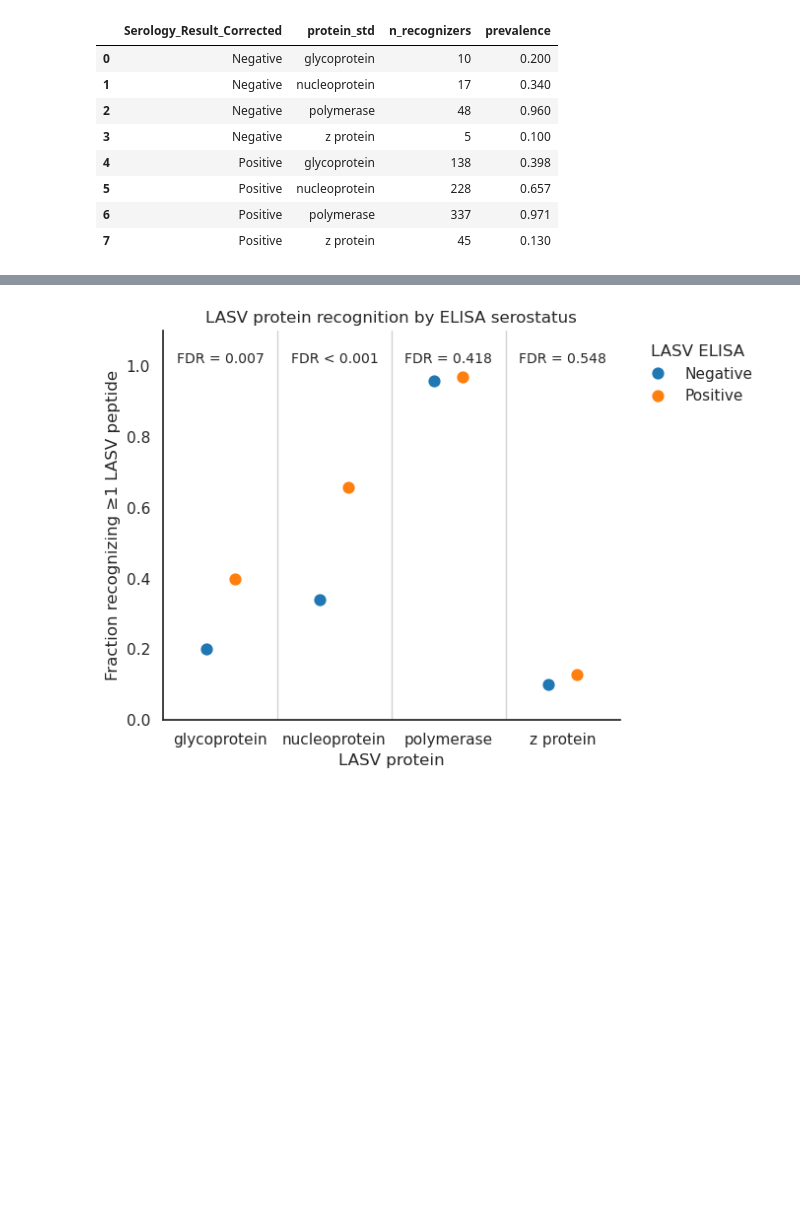
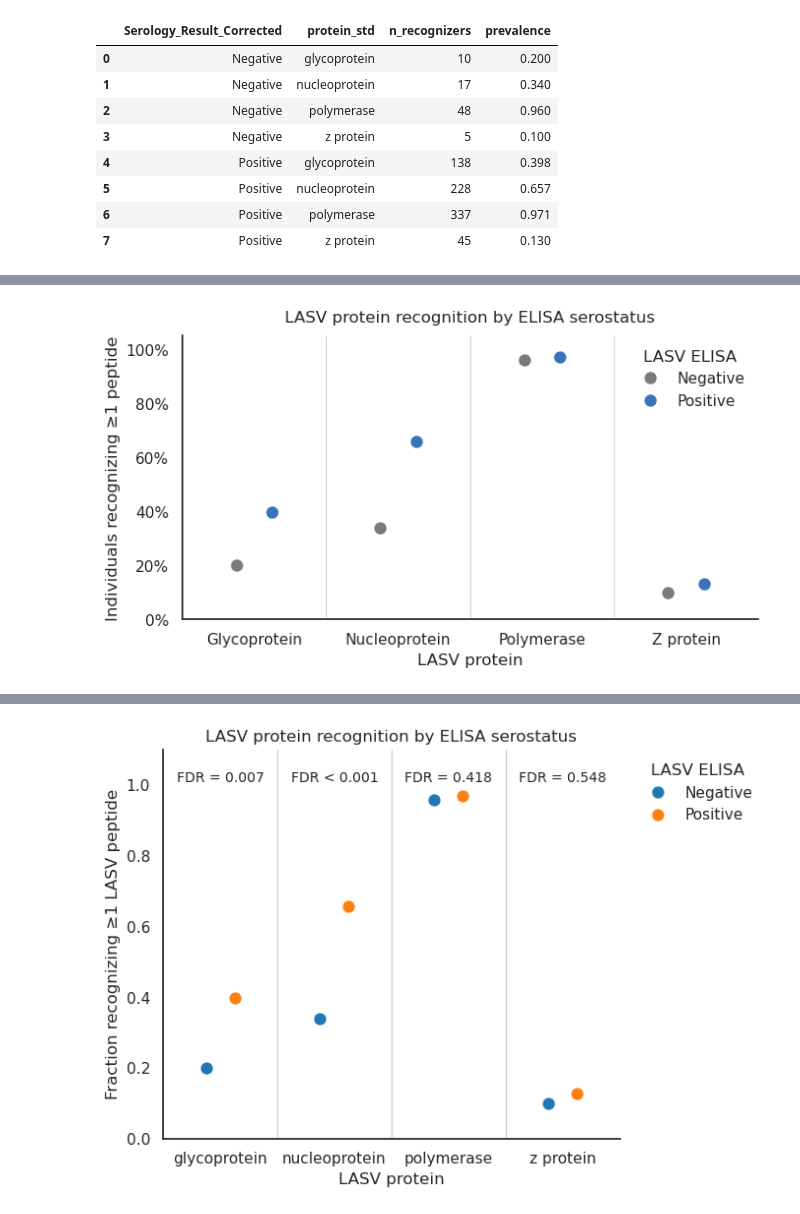
Before and after one commit to sporak577/lasv_phipseq_2026, a Jupyter notebook: Lassa_seroreactivity_paper_figures_clean_090726.ipynb, the cells around one changed output, grey strips where cells are left out. Saved outputs shown, nothing was run; the diff lists cells and outputs as text; code cells hidden in the pictures; blank space fills up the shorter version.

```diff
--- a/Lassa_seroreactivity_paper_figures_clean_090726.ipynb
+++ b/Lassa_seroreactivity_paper_figures_clean_090726.ipynb
@@ -3129,0 +3091,80 @@ plt.show()
+# %%
+import matplotlib.pyplot as plt
+import seaborn as sns
+from matplotlib.ticker import PercentFormatter
+
+fig, ax = plt.subplots(figsize=(7, 4))
+
+protein_order = [
+    'glycoprotein',
+    'nucleoprotein',
+    'polymerase',
+    'z protein'
+]
+
+palette = {
+    "Negative": "#7A7A7A",
+    "Positive": "#3B73B9"
+}
+
+sns.pointplot(
+    data=protein_plot,
+    x="protein_std",
+    y="prevalence",
+    hue="Serology_Result_Corrected",
+    order=protein_order,
+    hue_order=["Negative", "Positive"],
+    palette=palette,
+    dodge=0.25,
+    linestyle="none",
+    markers="o",
+    scale=1.2,
+    errorbar=None,
+    ax=ax
+)
+
+# Vertical separators
+for x in [0.5, 1.5, 2.5]:
+    ax.axvline(
+        x=x,
+        color="lightgray",
+        linewidth=0.8,
+        zorder=0
+    )
+
+# Formatting
+ax.set_ylim(0, 1.05)
+
+ax.yaxis.set_major_formatter(
+    PercentFormatter(1.0)
+)
+
+ax.set_ylabel(
+    "Individuals recognizing ≥1 peptide"
+)
+
+ax.set_xlabel("LASV protein")
+
+ax.set_xticklabels([
+    "Glycoprotein",
+    "Nucleoprotein",
+    "Polymerase",
+    "Z protein"
+])
+
+ax.set_title(
+    "LASV protein recognition by ELISA serostatus",
+    pad=10
+)
+
+ax.legend(
+    title="LASV ELISA",
+    frameon=False,
+    loc="upper right"
+)
+
+sns.despine()
+
+plt.tight_layout()
+plt.show()
+# %% [output]
@@ -3130,3 +3174,4 @@ plt.show()
+[figure, added]
 # %%
 from scipy.stats import mannwhitneyu
 from statsmodels.stats.multitest import multipletests
```
Also changed, not shown: parts of 21 cells of this notebook.
